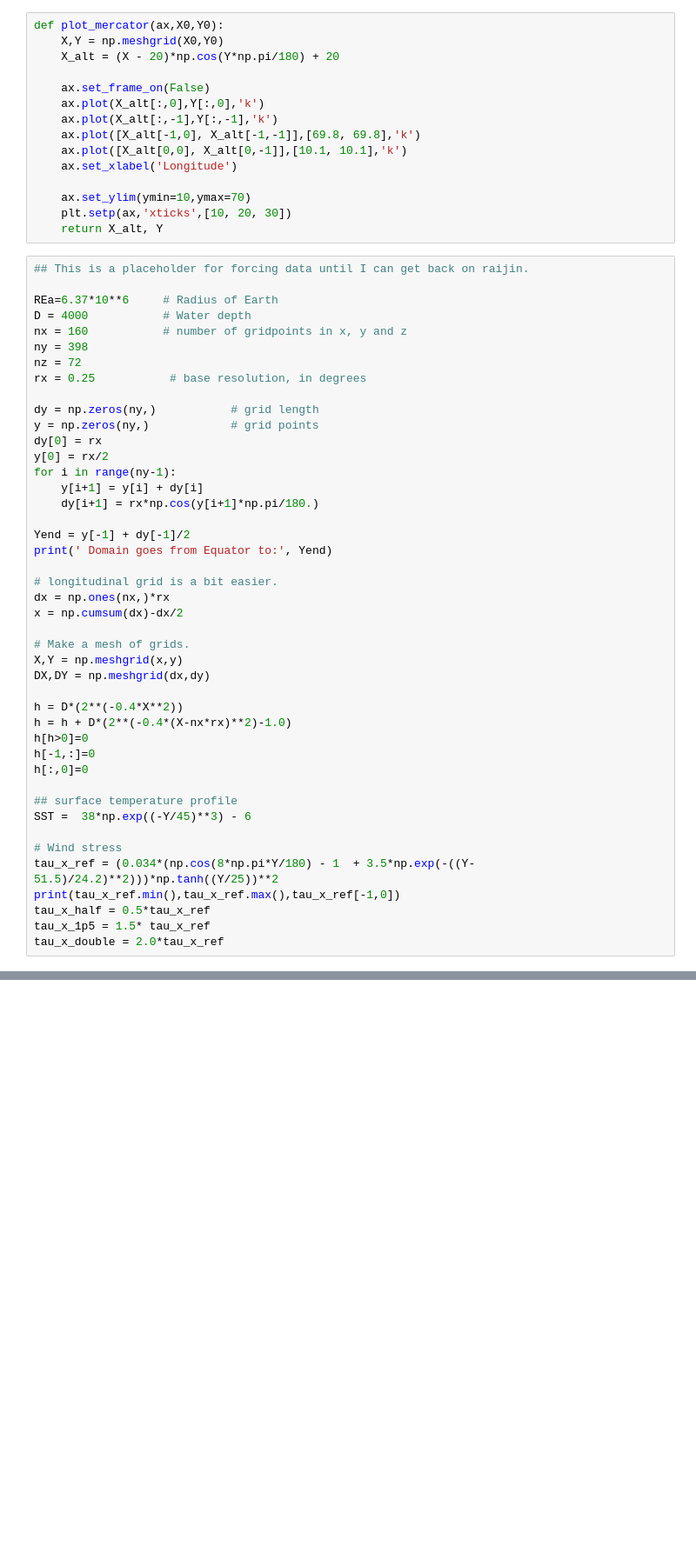
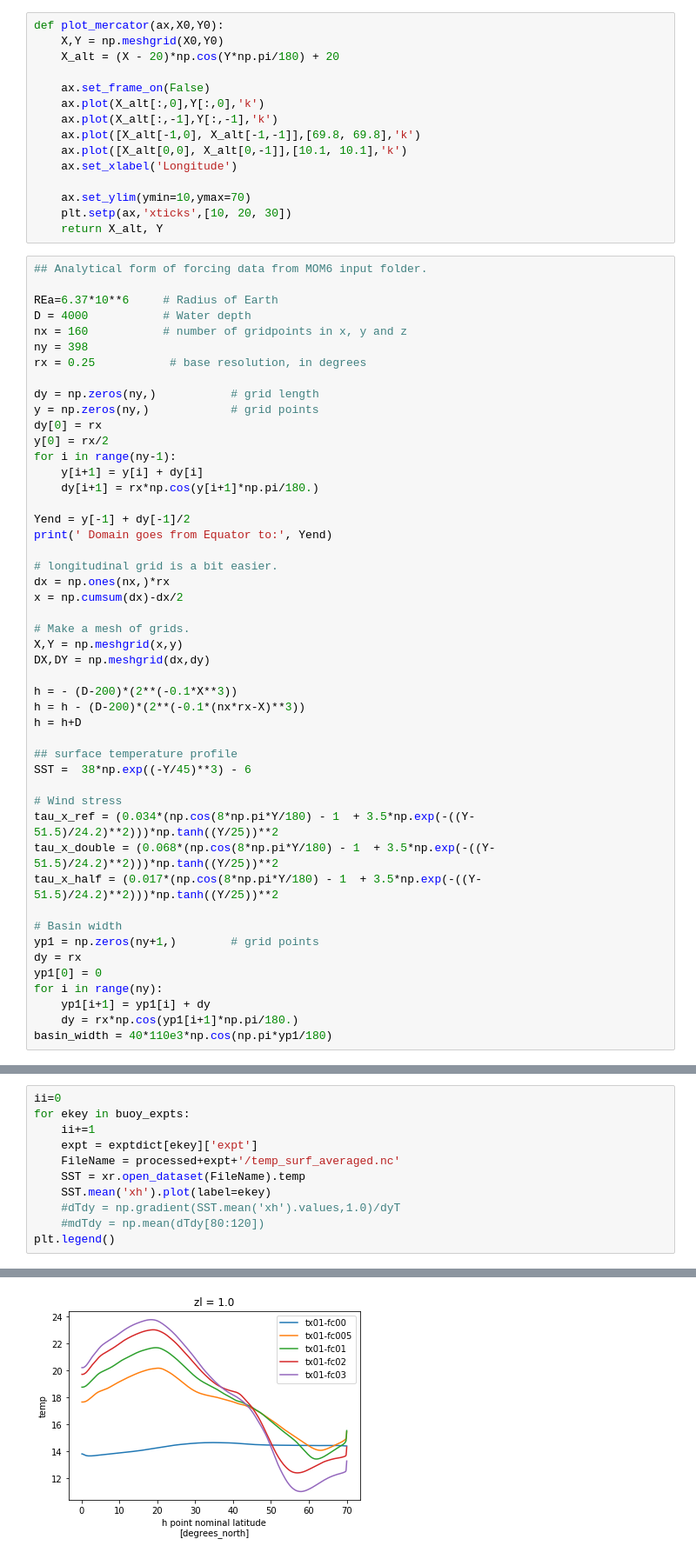
Before and after one commit to AndyHoggANU/tub-north, a Jupyter notebook: PaperFigures.ipynb, the cells around one changed output, grey strips where cells are left out. Shown at 87% size. Drawn from its saved outputs; the diff is of its cells as text; blank space fills up the shorter version.

```diff
--- a/PaperFigures.ipynb
+++ b/PaperFigures.ipynb
@@ -57,13 +61,12 @@ def plot_mercator(ax,X0,Y0):
     plt.setp(ax,'xticks',[10, 20, 30])
     return X_alt, Y
 # %%
-## This is a placeholder for forcing data until I can get back on raijin.
+## Analytical form of forcing data from MOM6 input folder.
 
 REa=6.37*10**6     # Radius of Earth
 D = 4000           # Water depth
 nx = 160           # number of gridpoints in x, y and z
 ny = 398
-nz = 72
 rx = 0.25           # base resolution, in degrees
 
 dy = np.zeros(ny,)           # grid length
@@ -85,20 +88,25 @@ x = np.cumsum(dx)-dx/2
 X,Y = np.meshgrid(x,y)
 DX,DY = np.meshgrid(dx,dy)
 
-h = D*(2**(-0.4*X**2))
-h = h + D*(2**(-0.4*(X-nx*rx)**2)-1.0)
-h[h>0]=0
-h[-1,:]=0
-h[:,0]=0
+h = - (D-200)*(2**(-0.1*X**3))
+h = h - (D-200)*(2**(-0.1*(nx*rx-X)**3))
+h = h+D
 
 ## surface temperature profile
 SST =  38*np.exp((-Y/45)**3) - 6
 
 # Wind stress
 tau_x_ref = (0.034*(np.cos(8*np.pi*Y/180) - 1  + 3.5*np.exp(-((Y-51.5)/24.2)**2)))*np.tanh((Y/25))**2
-print(tau_x_ref.min(),tau_x_ref.max(),tau_x_ref[-1,0])
-tau_x_half = 0.5*tau_x_ref
-tau_x_1p5 = 1.5* tau_x_ref
-tau_x_double = 2.0*tau_x_ref
+tau_x_double = (0.068*(np.cos(8*np.pi*Y/180) - 1  + 3.5*np.exp(-((Y-51.5)/24.2)**2)))*np.tanh((Y/25))**2
+tau_x_half = (0.017*(np.cos(8*np.pi*Y/180) - 1  + 3.5*np.exp(-((Y-51.5)/24.2)**2)))*np.tanh((Y/25))**2
+
+# Basin width
+yp1 = np.zeros(ny+1,)        # grid points
+dy = rx
+yp1[0] = 0
+for i in range(ny):
+    yp1[i+1] = yp1[i] + dy
+    dy = rx*np.cos(yp1[i+1]*np.pi/180.)
+basin_width = 40*110e3*np.cos(np.pi*yp1/180)
 # %% [output]
  Domain goes from Equator to: 70.06911709351805
@@ -194,0 +421,12 @@ plt.savefig('Figure1.pdf')
+# %%
+ii=0
+for ekey in buoy_expts:
+    ii+=1
+    expt = exptdict[ekey]['expt']
+    FileName = processed+expt+'/temp_surf_averaged.nc'
+    SST = xr.open_dataset(FileName).temp
+    SST.mean('xh').plot(label=ekey)
+    #dTdy = np.gradient(SST.mean('xh').values,1.0)/dyT
+    #mdTdy = np.mean(dTdy[80:120])
+plt.legend()
+# %% [output]
@@ -194,0 +434 @@ plt.savefig('Figure1.pdf')
+[figure, added]
```
Also changed, not shown: parts of 15 cells of this notebook.
